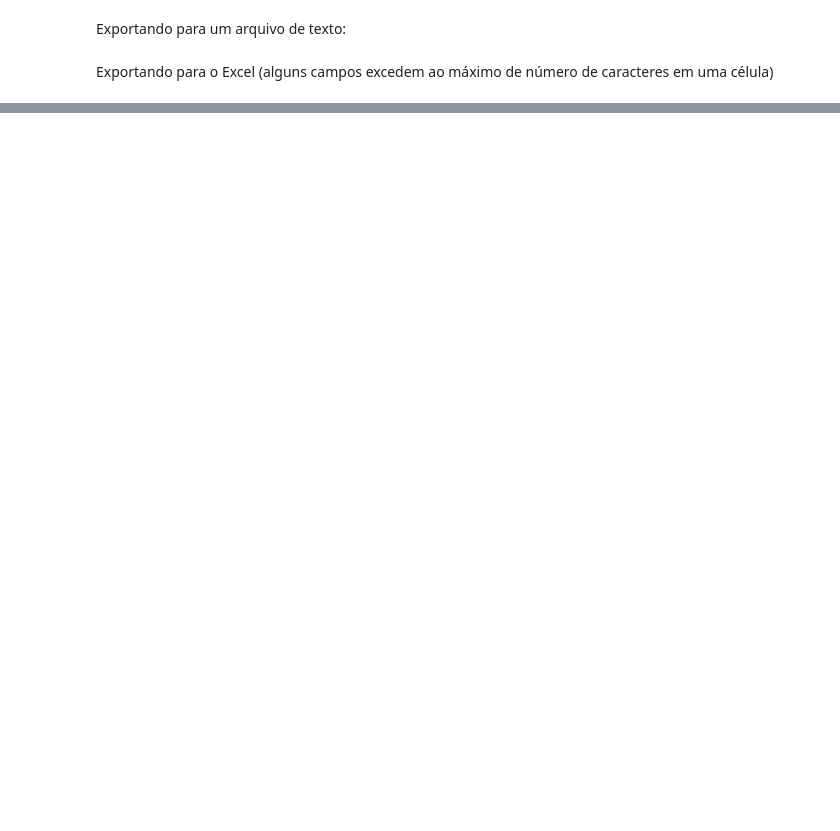
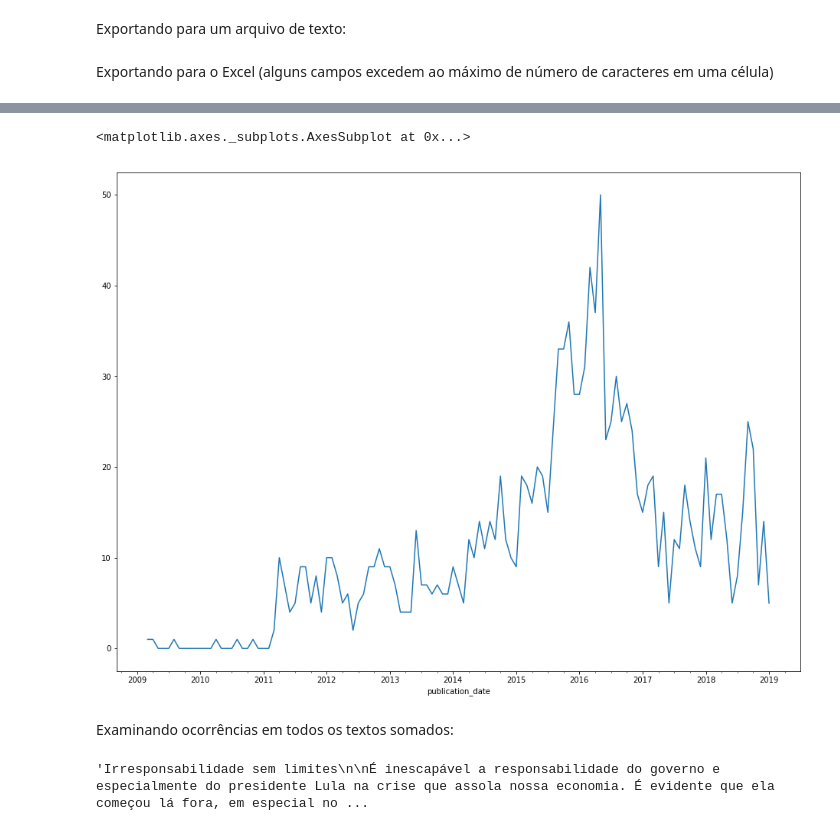
Before and after one commit to rsouza/MediaFrame_Papers, a Jupyter notebook: media_frame.ipynb, the cells around one changed output, grey strips where cells are left out. Saved outputs shown, nothing was run; the diff lists cells and outputs as text; code cells hidden in the pictures; blank space fills up the shorter version.

```diff
--- a/media_frame.ipynb
+++ b/media_frame.ipynb
@@ -79,2 +48,0 @@ ordenando as colunas por data:
-# %%
-df.sort_values('publication_date', inplace=True)
@@ -90,4 +48,0 @@ df.head()
-# %%
-df['text'] = df['text'].map(lambda x: str(x) + ' ')
-texts = df['text'].sum()
-texts[0:1000]
@@ -124,0 +68,3 @@ Exportando para o Excel (alguns campos excedem ao máximo de número de caracter
+# %%
+df.set_index('publication_date', inplace=True)
+df.sort_index(inplace=True)
@@ -124,0 +138,11 @@ Exportando para o Excel (alguns campos excedem ao máximo de número de caracter
+# %%
+fig, ax = plt.subplots(figsize=(16, 12))
+#df.text.resample('D').count().plot()
+#df.text.resample('W').count().plot()
+df.text.resample('M').count().plot()
+#df.text.resample('Y').count().plot()
+# %% [output]
+<matplotlib.axes._subplots.AxesSubplot at 0x...>
+[figure, added]
+# %% [markdown]
+Examinando ocorrências em todos os textos somados:
@@ -124,0 +153,4 @@ Exportando para o Excel (alguns campos excedem ao máximo de número de caracter
+# %%
+texts[0:1000]
+# %% [output]
+'Irresponsabilidade sem limites\n\nÉ inescapável a responsabilidade do governo e especialmente do presidente Lula na crise que assola nossa economia. É evidente que ela começou lá fora, em especial no ...
```
Also changed, not shown: parts of 52 cells of this notebook.
